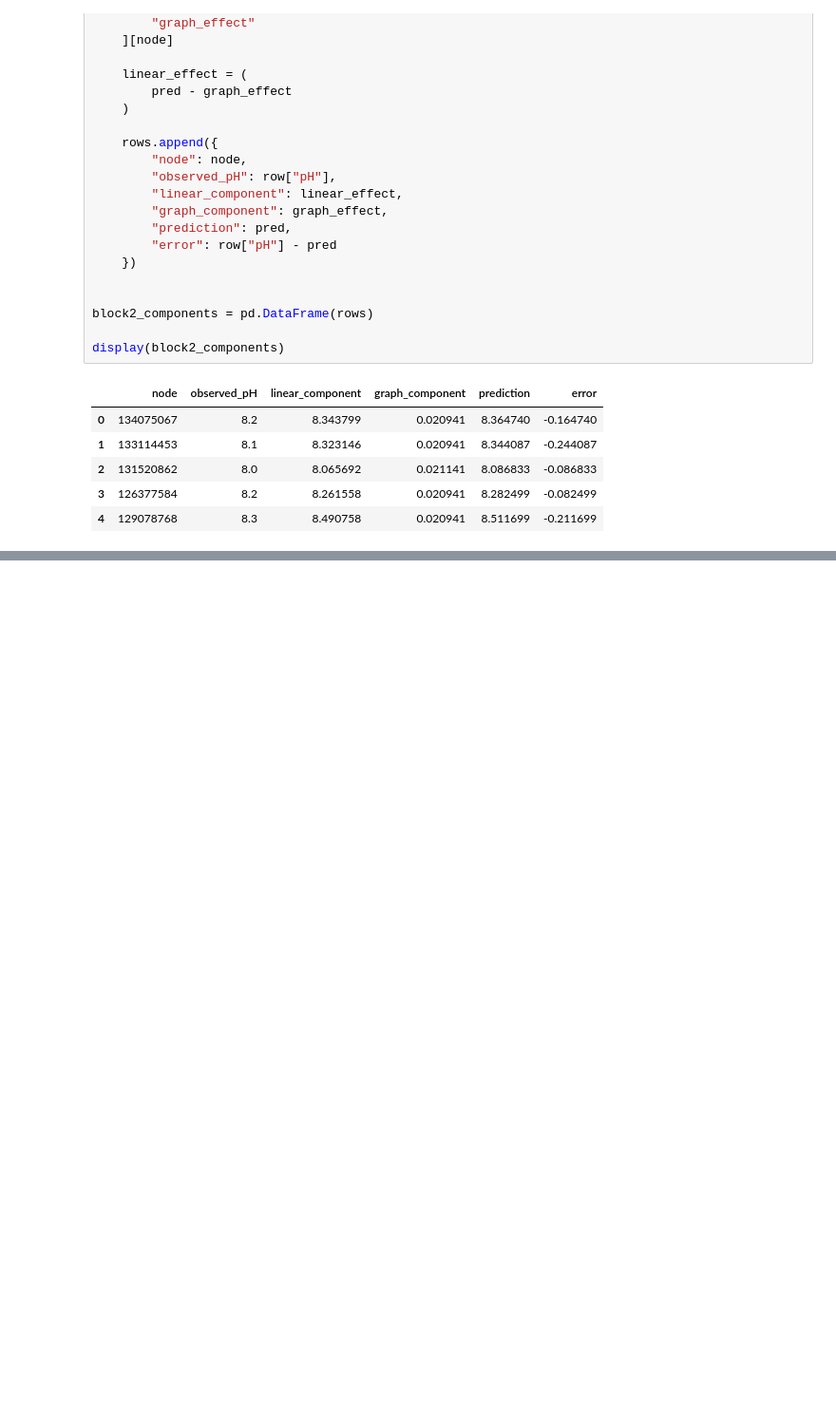
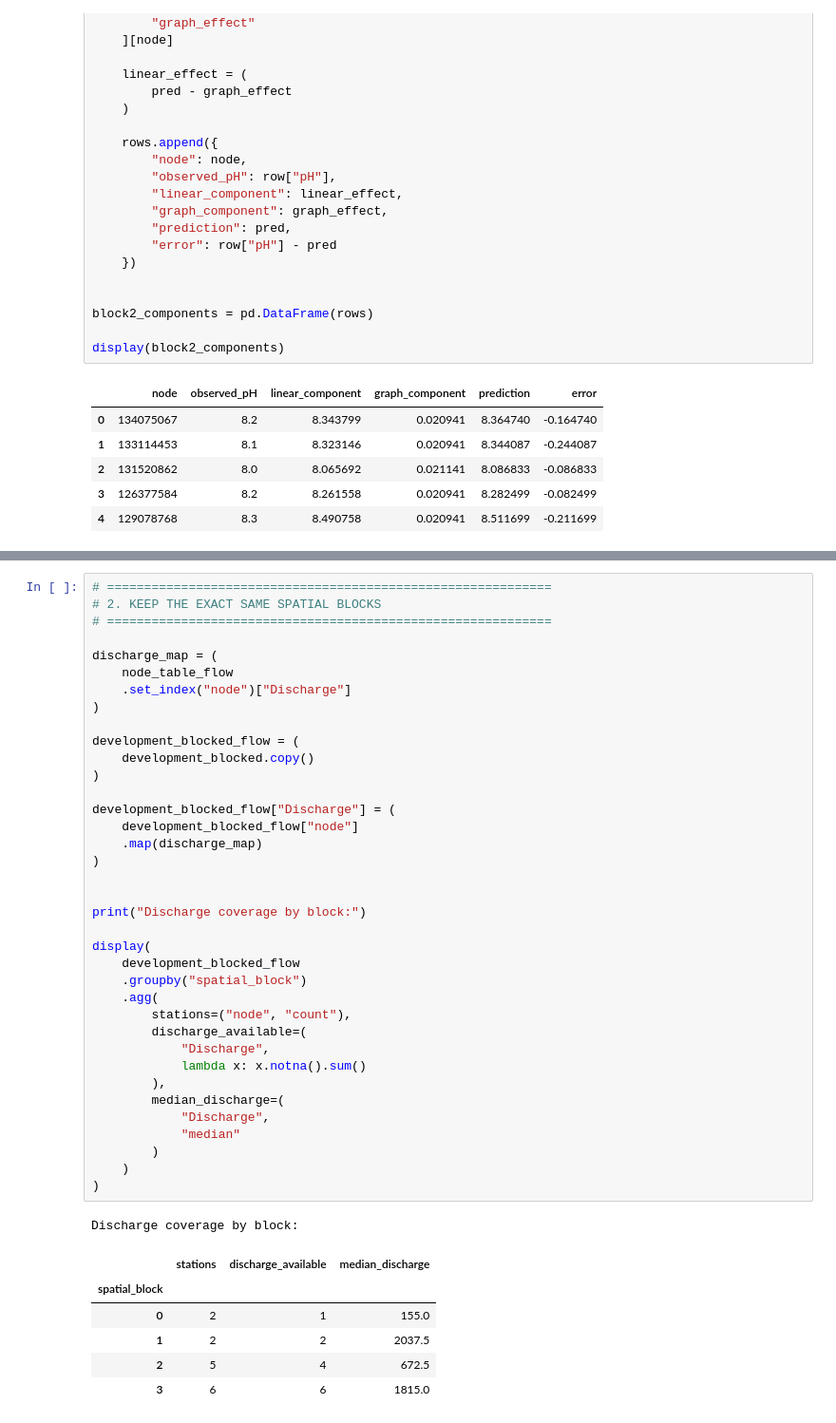
Before and after one commit to andrewc156/rivernets, a Jupyter notebook: graph_linear_regression_laplacian.ipynb, the cells around one changed output, grey strips where cells are left out. Shown at 95% size. Saved outputs shown, nothing was run; the diff lists cells and outputs as text; blank space fills up the shorter version.

```diff
--- a/graph_linear_regression_laplacian.ipynb
+++ b/graph_linear_regression_laplacian.ipynb
@@ -4372,0 +4487,45 @@ display(block2_components)
+# %%
+# ============================================================
+# 2. KEEP THE EXACT SAME SPATIAL BLOCKS
+# ============================================================
+
+discharge_map = (
+    node_table_flow
+    .set_index("node")["Discharge"]
+)
+
+development_blocked_flow = (
+    development_blocked.copy()
+)
+
+development_blocked_flow["Discharge"] = (
+    development_blocked_flow["node"]
+    .map(discharge_map)
+)
+
+
+print("Discharge coverage by block:")
+
+display(
+    development_blocked_flow
+    .groupby("spatial_block")
+    .agg(
+        stations=("node", "count"),
+        discharge_available=(
+            "Discharge",
+            lambda x: x.notna().sum()
+        ),
+        median_discharge=(
+            "Discharge",
+            "median"
+        )
+    )
+)
+# %% [output]
+Discharge coverage by block:
+|  | stations | discharge_available | median_discharge |
+| spatial_block |  |  |  |
+| 0 | 2 | 1 | 155.0 |
+| 1 | 2 | 2 | 2037.5 |
+| 2 | 5 | 4 | 672.5 |
+| 3 | 6 | 6 | 1815.0 |
```
Also changed, not shown: parts of 18 cells of this notebook.
